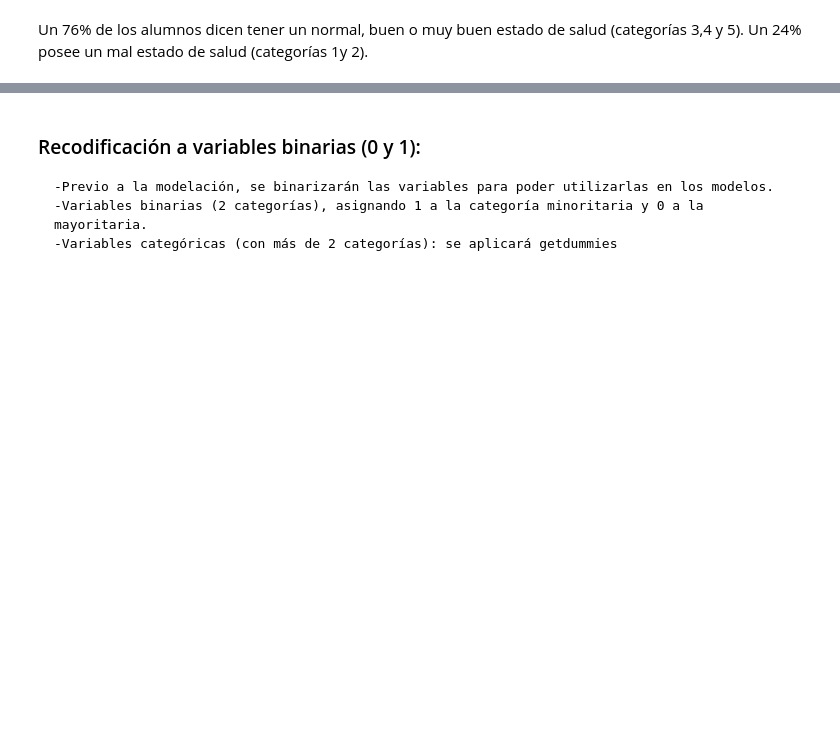
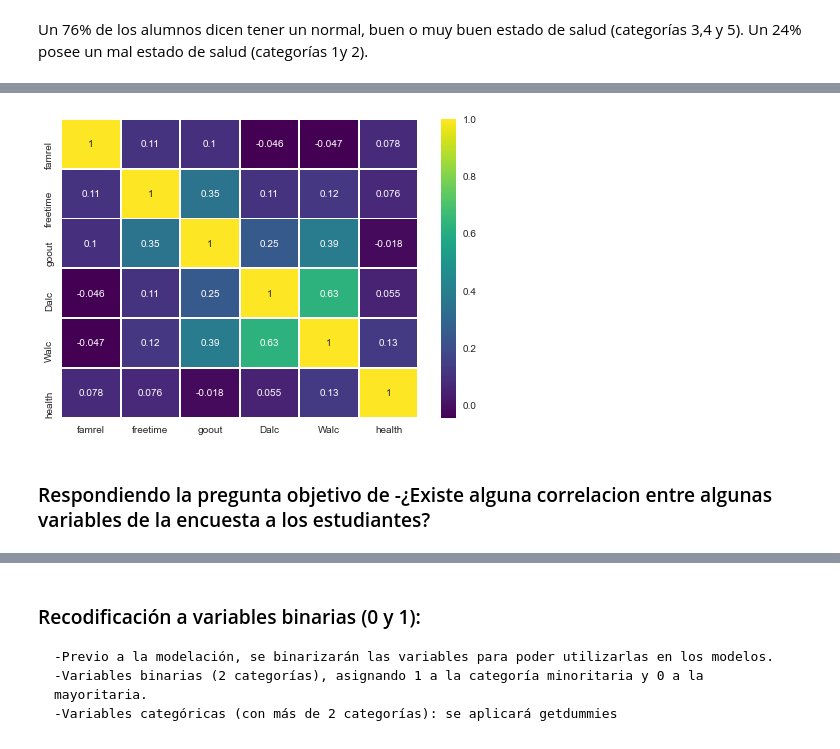
Before and after one commit to MBlancoC/Proyecto_IMT2200_Blanco_Moran_Varela, a Jupyter notebook: Proyecto.ipynb, the cells around one changed output, grey strips where cells are left out. Cells and saved outputs as stored; diff of their text form; code cells hidden in the pictures; blank space fills up the shorter version.

```diff
--- a/Proyecto.ipynb
+++ b/Proyecto.ipynb
@@ -545,0 +577,10 @@ for i in lista_categorical:
+# %%
+df_anfact = df.loc[:, ['famrel', 'freetime', 'goout', 'Dalc', 'Walc', 'health']]
+
+df_anfact[['famrel', 'freetime', 'goout', 'Dalc', 'Walc', 'health']] = df_anfact[['famrel', 'freetime', 'goout', 'Dalc', 'Walc', 'health']].astype('int64')
+# %%
+sns.heatmap(df_anfact.corr(), annot = True, linewidths=.9, cmap = 'viridis');
+# %% [output]
+[figure, added]
+# %% [markdown]
+### Respondiendo la pregunta objetivo de -¿Existe alguna correlacion entre algunas variables de la encuesta a los estudiantes?
```
Also changed, not shown: parts of 36 cells of this notebook.
